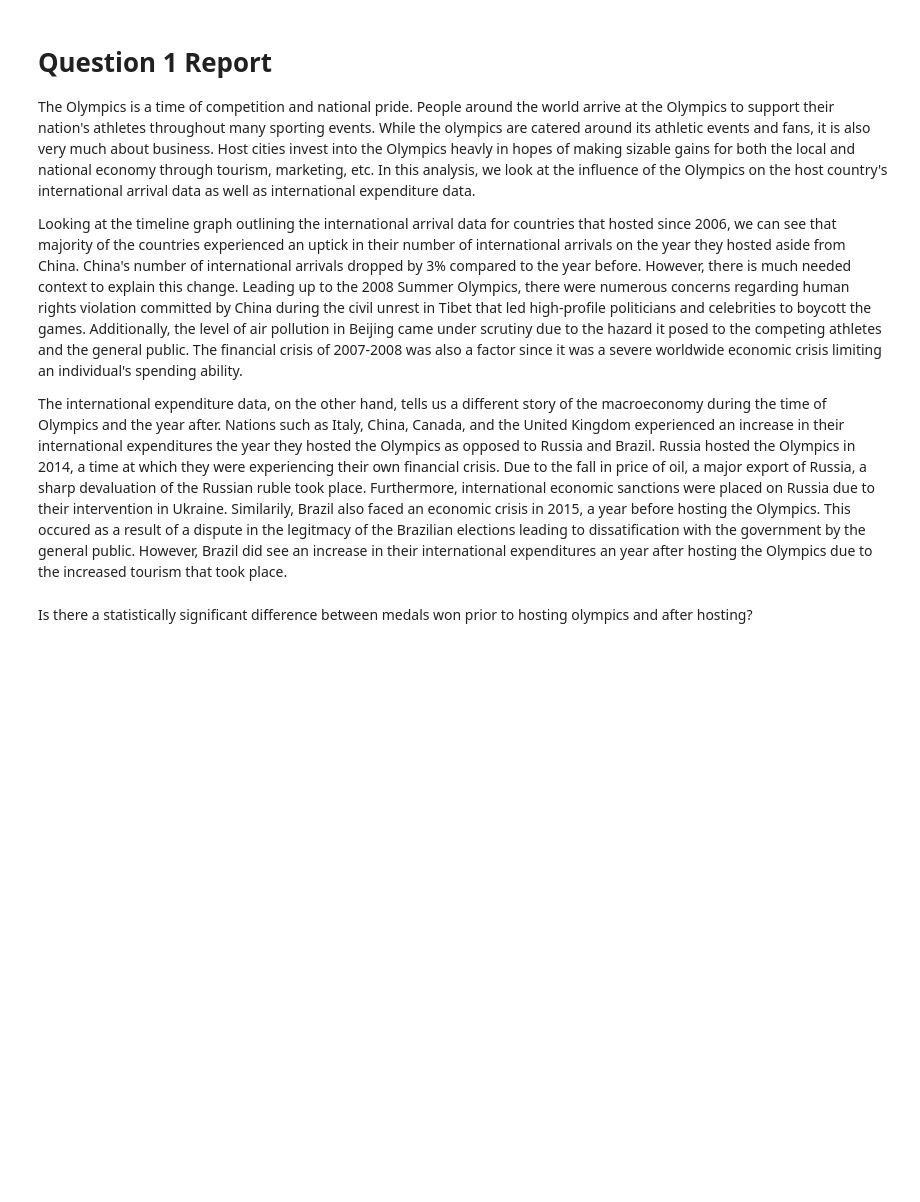
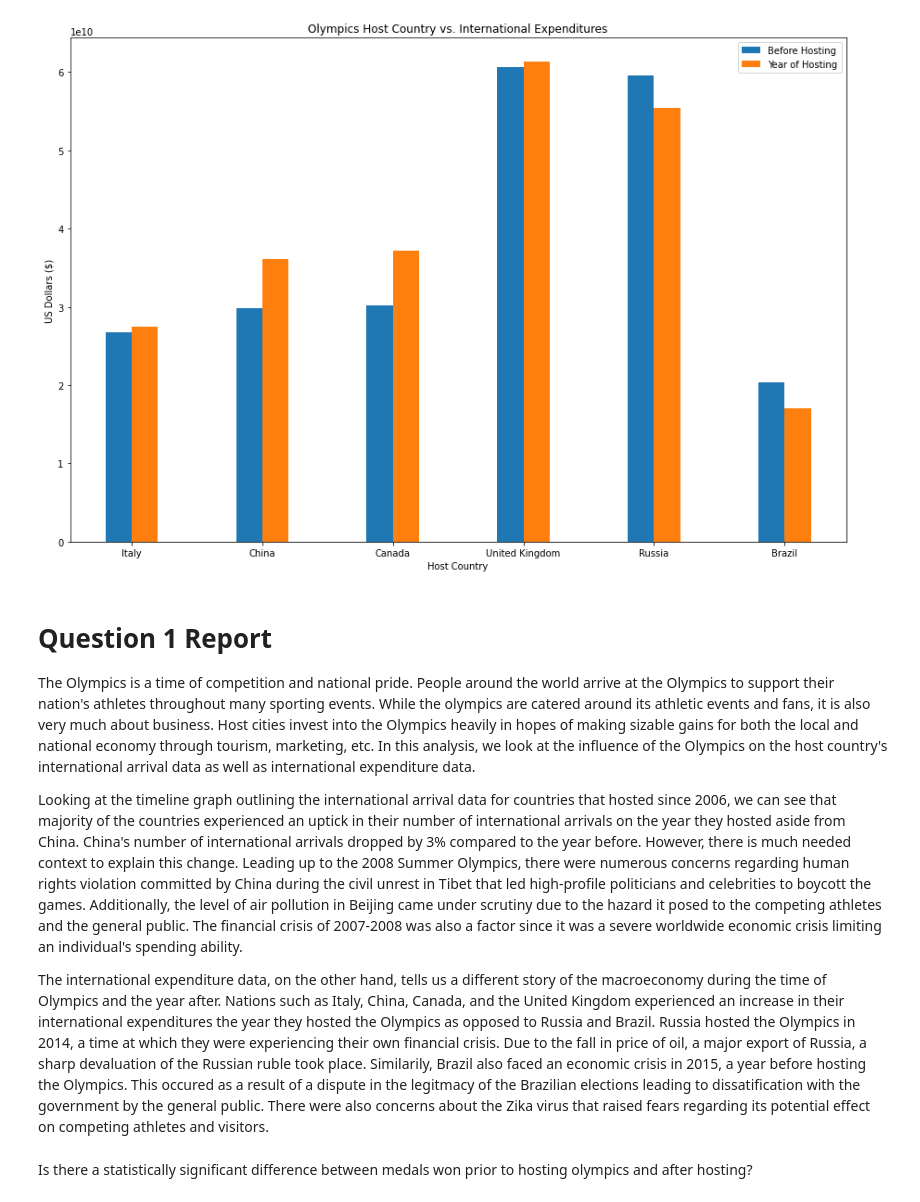
Before and after one commit to gjumaan/olympics-tourism-trends, a Jupyter notebook: data_cleanup.ipynb, the cells around one changed output. Saved outputs shown, nothing was run; the diff lists cells and outputs as text; code cells hidden in the pictures; blank space fills up the shorter version.

Commit message:
made changes to report and graphs

```diff
--- a/data_cleanup.ipynb
+++ b/data_cleanup.ipynb
@@ -130,7 +139,7 @@ expenditure_change_df = pd.DataFrame({
     'Host Year': combined_df['Year'],
     'Expenditures before Host Year': '',
     'Expenditures on Host Year': '',
-    'Expenditures after Host Year': ''
+    'Percent Change': ''
 
 })
 
@@ -140,13 +149,10 @@ expenditure_data_prior_host_year = [combined_df.iloc[0, 13], combined_df.iloc[1,
 expenditure_data_on_host_year = [combined_df.iloc[0, 14], combined_df.iloc[1, 16], combined_df.iloc[2, 18], \
                             combined_df.iloc[3, 20], combined_df.iloc[4, 22], combined_df.iloc[5, 24]]
 
-expenditure_data_after_host_year = [combined_df.iloc[0, 15], combined_df.iloc[1, 17], combined_df.iloc[2, 19], \
-                            combined_df.iloc[3, 21], combined_df.iloc[4, 23], combined_df.iloc[5, 25]]
-
 expenditure_change_df['Expenditures before Host Year'] = expenditure_data_prior_host_year
 
 expenditure_change_df['Expenditures on Host Year'] = expenditure_data_on_host_year
 
-expenditure_change_df['Expenditures after Host Year'] = expenditure_data_after_host_year
+expenditure_change_df['Percent Change'] = percent_change(expenditure_change_df['Expenditures before Host Year'], expenditure_change_df['Expenditures on Host Year'])
 
 expenditure_change_df
@@ -153,45 +167,44 @@ expenditure_change_df
 # %%
 # Extract individual groups
 before_host = expenditure_change_df['Expenditures before Host Year']
 on_host = expenditure_change_df['Expenditures on Host Year']
-after_host = expenditure_change_df['Expenditures after Host Year']
 
 # Numbers of pairs of bars
 N = 6
 
 # Position of bars on x-axis
 position = np.arange(N)
 
 # Figure size
 plt.figure(figsize=(15,10))
 
 # Width of a bar
 width = 0.2
-width_2 = 0.2
 
 # Plotting
 plt.bar(position, before_host, width, label='Before Hosting')
 plt.bar(position + width, on_host, width, label='Year of Hosting')
-plt.bar(position + width + width_2, after_host, width, label='After Hosting')
 
 plt.xlabel('Host Country')
 plt.ylabel('US Dollars ($)')
 plt.title('Olympics Host Country vs. International Expenditures')
 
 # xticks()
-plt.xticks(position + width + width_2/ 20, expenditure_change_df['Country'])
+plt.xticks(position + width/ 2, expenditure_change_df['Country'])
 
 # Finding the best position for legends and putting it
 plt.legend(loc='best')
 plt.show()
+# %% [output]
+[figure, added]
 # %% [markdown]
 # Question 1 Report
 
-The Olympics is a time of competition and national pride. People around the world arrive at the Olympics to support their nation's athletes throughout many sporting events. While the olympics are catered around its athletic events and fans, it is also very much about business. Host cities invest into the Olympics heavly in hopes of making sizable gains for both the local and national economy through tourism, marketing, etc. In this analysis, we look at the influence of the Olympics on the host country's international arrival data as well as international expenditure data.
+The Olympics is a time of competition and national pride. People around the world arrive at the Olympics to support their nation's athletes throughout many sporting events. While the olympics are catered around its athletic events and fans, it is also very much about business. Host cities invest into the Olympics heavily in hopes of making sizable gains for both the local and national economy through tourism, marketing, etc. In this analysis, we look at the influence of the Olympics on the host country's international arrival data as well as international expenditure data.
 
 Looking at the timeline graph outlining the international arrival data for countries that hosted since 2006, we can see that majority of the countries experienced an uptick in their number of international arrivals on the year they hosted aside from China. China's number of international arrivals dropped by 3% compared to the year before. However, there is much needed context to explain this change. Leading up to the 2008 Summer Olympics, there were numerous concerns regarding human rights violation committed by China during the civil unrest in Tibet that led high-profile politicians and celebrities to boycott the games. Additionally, the level of air pollution in Beijing came under scrutiny due to the hazard it posed to the competing athletes and the general public. The financial crisis of 2007-2008 was also a factor since it was a severe worldwide economic crisis limiting an individual's spending ability.
 
-The international expenditure data, on the other hand, tells us a different story of the macroeconomy during the time of Olympics and the year after. Nations such as Italy, China, Canada, and the United Kingdom experienced an increase in their international expenditures the year they hosted the Olympics as opposed to Russia and Brazil. Russia hosted the Olympics in 2014, a time at which they were experiencing their own financial crisis. Due to the fall in price of oil, a major export of Russia, a sharp devaluation of the Russian ruble took place. Furthermore, international economic sanctions were placed on Russia due to their intervention in Ukraine. Similarily, Brazil also faced an economic crisis in 2015, a year before hosting the Olympics. This occured as a result of a dispute in the legitmacy of the Brazilian elections leading to dissatification with the government by the general public. However, Brazil did see an increase in their international expenditures an year after hosting the Olympics due to the increased tourism that took place.
+The international expenditure data, on the other hand, tells us a different story of the macroeconomy during the time of Olympics and the year after. Nations such as Italy, China, Canada, and the United Kingdom experienced an increase in their international expenditures the year they hosted the Olympics as opposed to Russia and Brazil. Russia hosted the Olympics in 2014, a time at which they were experiencing their own financial crisis. Due to the fall in price of oil, a major export of Russia, a sharp devaluation of the Russian ruble took place. Similarily, Brazil also faced an economic crisis in 2015, a year before hosting the Olympics. This occured as a result of a dispute in the legitmacy of the Brazilian elections leading to dissatification with the government by the general public. There were also concerns about the Zika virus that raised fears regarding its potential effect on competing athletes and visitors.
 # %%
 #Jumaan end here
 # %%
```
Also changed, not shown: parts of 5 cells of this notebook.
